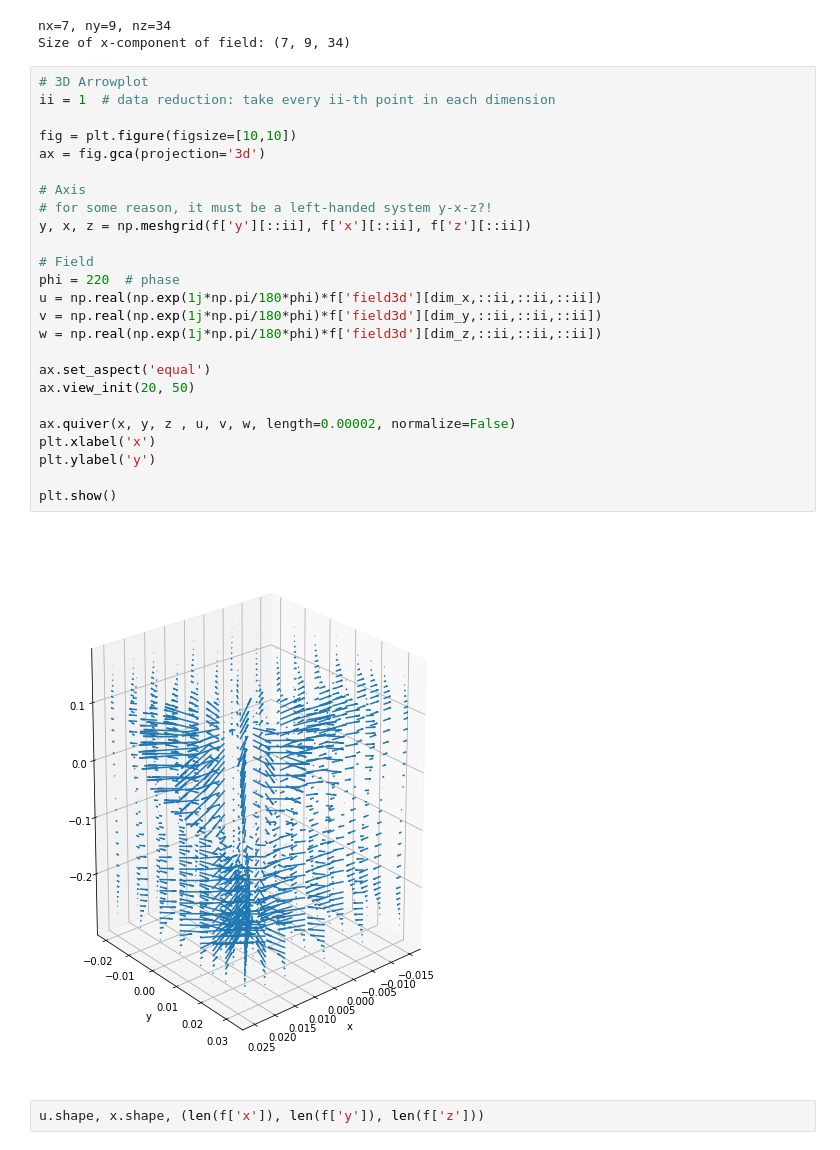
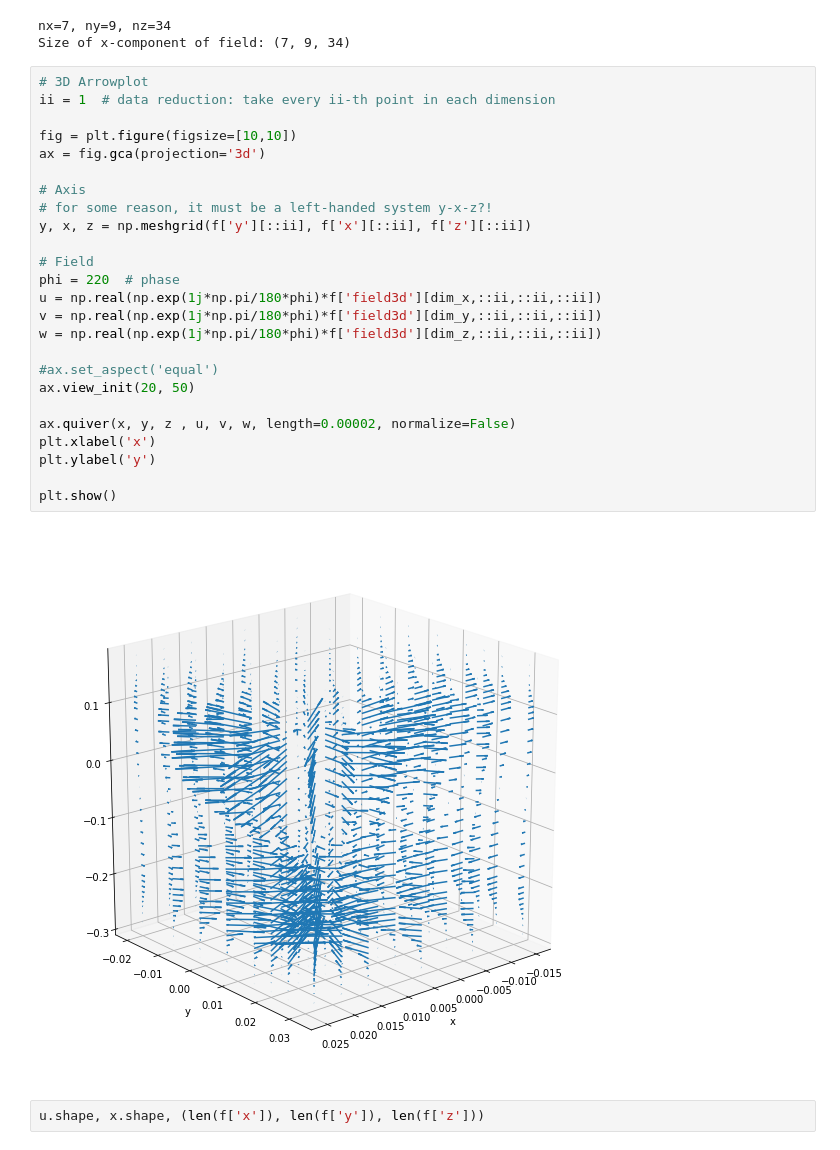
Before and after one commit to brtkrtz/cst2py, a Jupyter notebook: cst_import_test.ipynb, the cells around one changed output. Cells and saved outputs as stored; diff of their text form.

```diff
--- a/cst_import_test.ipynb
+++ b/cst_import_test.ipynb
@@ -126,30 +126,30 @@ Size of x-component of field: (7, 9, 34)
 # %%
 # 3D Arrowplot
 ii = 1  # data reduction: take every ii-th point in each dimension
 
 fig = plt.figure(figsize=[10,10])
 ax = fig.gca(projection='3d')
 
 # Axis
 # for some reason, it must be a left-handed system y-x-z?!
 y, x, z = np.meshgrid(f['y'][::ii], f['x'][::ii], f['z'][::ii])
 
 # Field
 phi = 220  # phase
 u = np.real(np.exp(1j*np.pi/180*phi)*f['field3d'][dim_x,::ii,::ii,::ii])
 v = np.real(np.exp(1j*np.pi/180*phi)*f['field3d'][dim_y,::ii,::ii,::ii])
 w = np.real(np.exp(1j*np.pi/180*phi)*f['field3d'][dim_z,::ii,::ii,::ii])
 
-ax.set_aspect('equal')
+#ax.set_aspect('equal')
 ax.view_init(20, 50)
 
 ax.quiver(x, y, z , u, v, w, length=0.00002, normalize=False)
 plt.xlabel('x')
 plt.ylabel('y')
 
 plt.show()
 # %% [output]
-[figure, old version]
+[figure, new version]
 # %%
 u.shape, x.shape, (len(f['x']), len(f['y']), len(f['z']))
 # %% [output]
```
Also changed, not shown: parts of 2 cells of this notebook, 2 other files.
